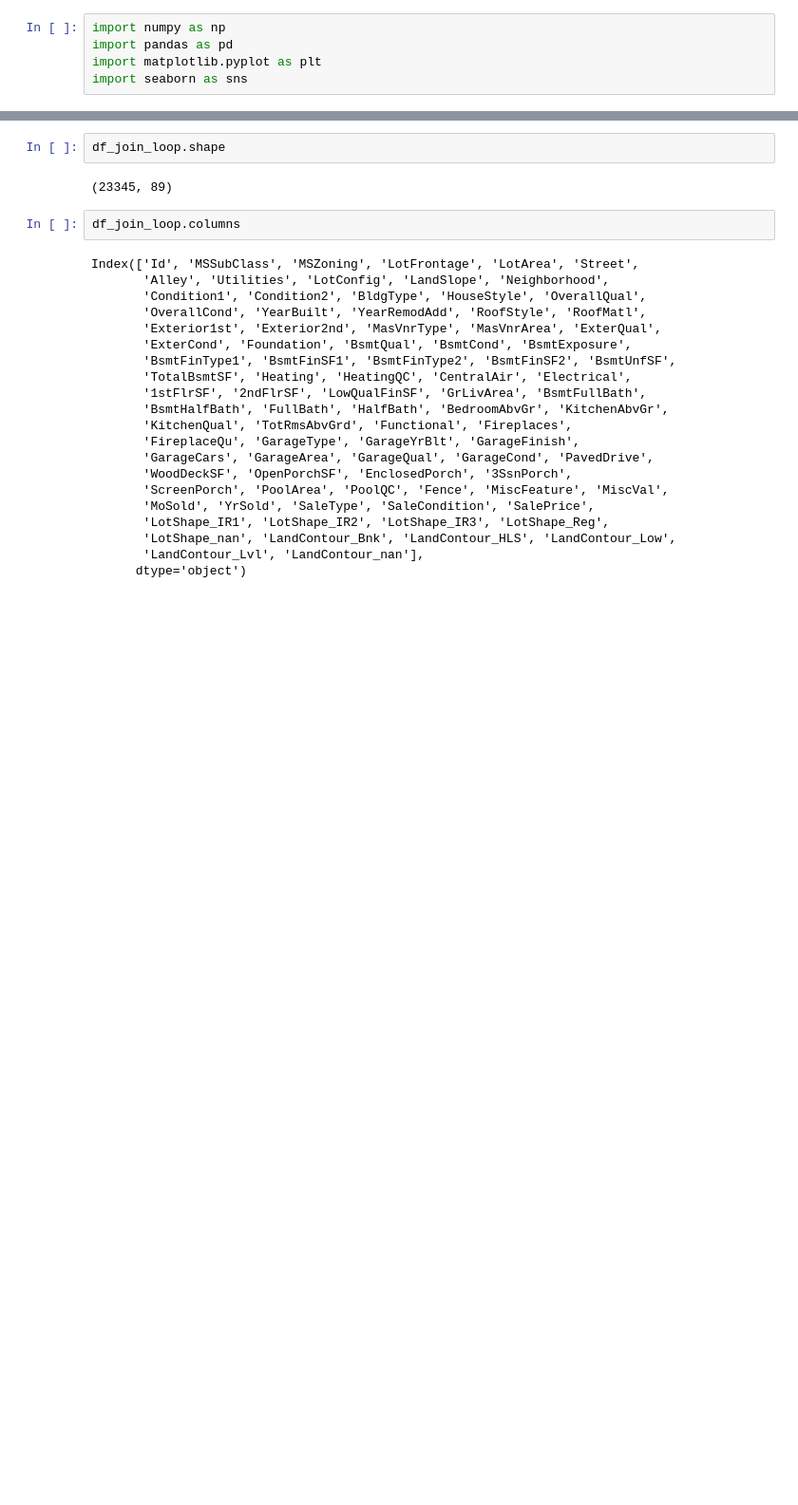
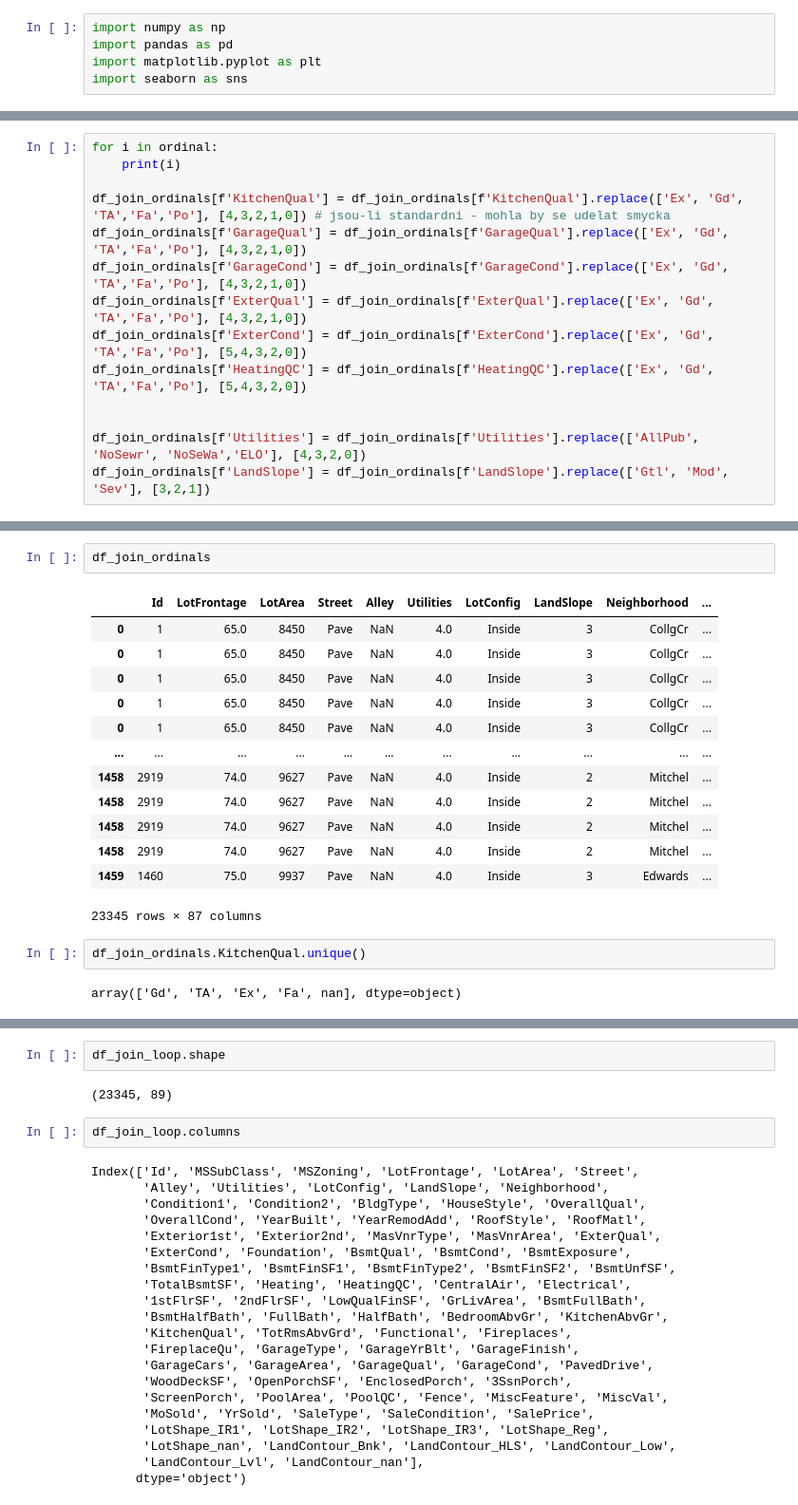
Before and after one commit to kossimon/sda_22_221108_linear-regression, a Jupyter notebook: linear_regression_ukol_221108.ipynb, the cells around one changed output, grey strips where cells are left out. Shown at 95% size. Drawn from its saved outputs; the diff is of its cells as text; blank space fills up the shorter version.

```diff
--- a/linear_regression_ukol_221108.ipynb
+++ b/linear_regression_ukol_221108.ipynb
@@ -143,0 +100,14 @@ Name: SaleCondition, Length: 2919, dtype: int64
+# %%
+for i in ordinal:
+    print(i)
+
+df_join_ordinals[f'KitchenQual'] = df_join_ordinals[f'KitchenQual'].replace(['Ex', 'Gd', 'TA','Fa','Po'], [4,3,2,1,0]) # jsou-li standardni - mohla by se udelat smycka
+df_join_ordinals[f'GarageQual'] = df_join_ordinals[f'GarageQual'].replace(['Ex', 'Gd', 'TA','Fa','Po'], [4,3,2,1,0])
+df_join_ordinals[f'GarageCond'] = df_join_ordinals[f'GarageCond'].replace(['Ex', 'Gd', 'TA','Fa','Po'], [4,3,2,1,0])
+df_join_ordinals[f'ExterQual'] = df_join_ordinals[f'ExterQual'].replace(['Ex', 'Gd', 'TA','Fa','Po'], [4,3,2,1,0])
+df_join_ordinals[f'ExterCond'] = df_join_ordinals[f'ExterCond'].replace(['Ex', 'Gd', 'TA','Fa','Po'], [5,4,3,2,0])
+df_join_ordinals[f'HeatingQC'] = df_join_ordinals[f'HeatingQC'].replace(['Ex', 'Gd', 'TA','Fa','Po'], [5,4,3,2,0])
+
+
+df_join_ordinals[f'Utilities'] = df_join_ordinals[f'Utilities'].replace(['AllPub', 'NoSewr', 'NoSeWa','ELO'], [4,3,2,0])
+df_join_ordinals[f'LandSlope'] = df_join_ordinals[f'LandSlope'].replace(['Gtl', 'Mod', 'Sev'], [3,2,1])
@@ -143,0 +123,20 @@ Name: SaleCondition, Length: 2919, dtype: int64
+# %%
+df_join_ordinals
+# %% [output]
+|  | Id | LotFrontage | LotArea | Street | Alley | Utilities | LotConfig | LandSlope | Neighborhood | ... |
+| 0 | 1 | 65.0 | 8450 | Pave | NaN | 4.0 | Inside | 3 | CollgCr | ... |
+| 0 | 1 | 65.0 | 8450 | Pave | NaN | 4.0 | Inside | 3 | CollgCr | ... |
+| 0 | 1 | 65.0 | 8450 | Pave | NaN | 4.0 | Inside | 3 | CollgCr | ... |
+| 0 | 1 | 65.0 | 8450 | Pave | NaN | 4.0 | Inside | 3 | CollgCr | ... |
+| 0 | 1 | 65.0 | 8450 | Pave | NaN | 4.0 | Inside | 3 | CollgCr | ... |
+| ... | ... | ... | ... | ... | ... | ... | ... | ... | ... | ... |
+| 1458 | 2919 | 74.0 | 9627 | Pave | NaN | 4.0 | Inside | 2 | Mitchel | ... |
+| 1458 | 2919 | 74.0 | 9627 | Pave | NaN | 4.0 | Inside | 2 | Mitchel | ... |
+| 1458 | 2919 | 74.0 | 9627 | Pave | NaN | 4.0 | Inside | 2 | Mitchel | ... |
+| 1458 | 2919 | 74.0 | 9627 | Pave | NaN | 4.0 | Inside | 2 | Mitchel | ... |
+| 1459 | 1460 | 75.0 | 9937 | Pave | NaN | 4.0 | Inside | 3 | Edwards | ... |
+23345 rows × 87 columns
+# %%
+df_join_ordinals.KitchenQual.unique()
+# %% [output]
+array(['Gd', 'TA', 'Ex', 'Fa', nan], dtype=object)
```
Also changed, not shown: parts of 16 cells of this notebook.
